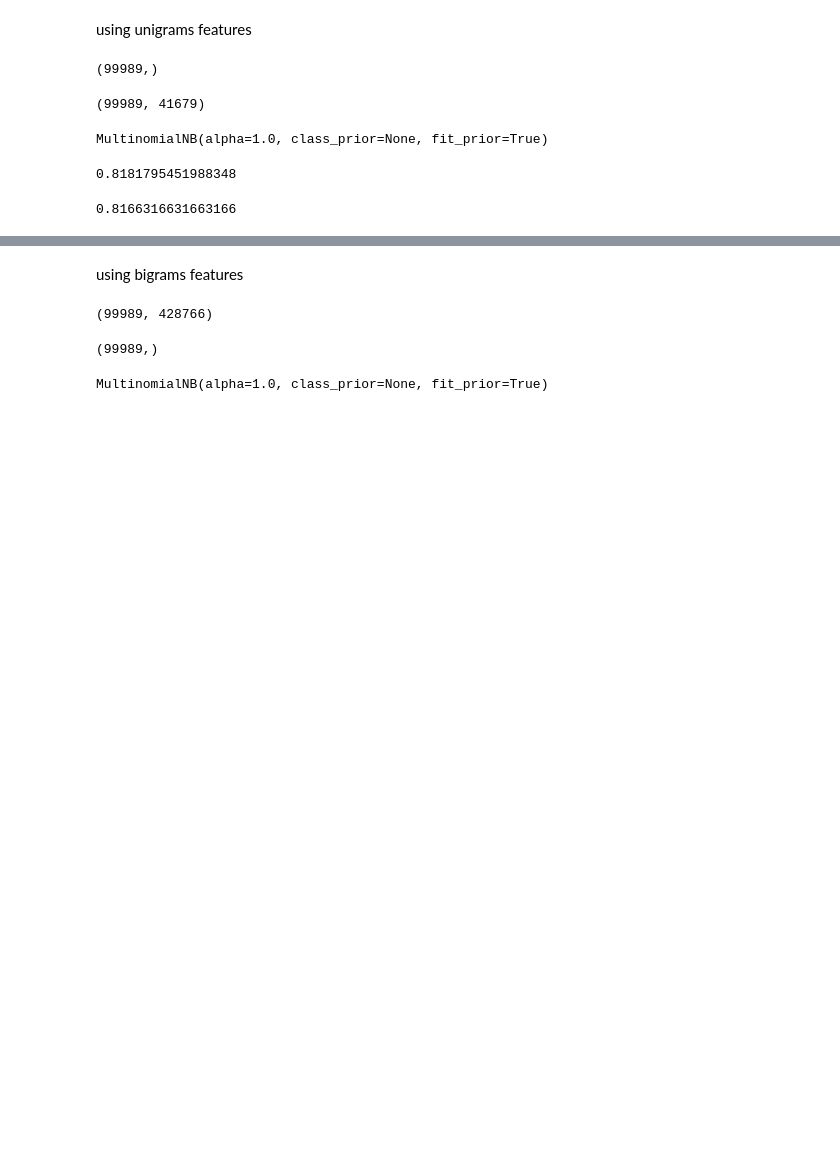
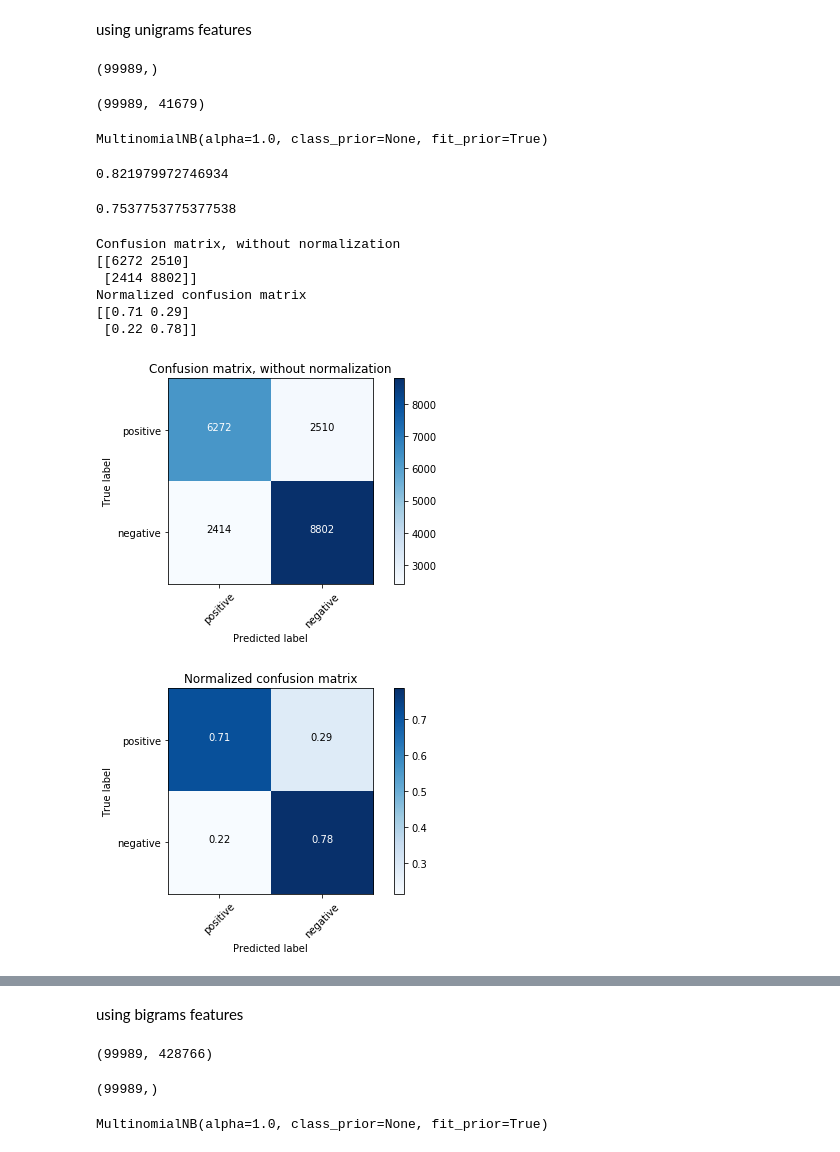
Before and after one commit to adibyte95/Twittter-sentiment-analysis, a Jupyter notebook: program_NBClassifier.ipynb, the cells around one changed output, grey strips where cells are left out. Drawn from its saved outputs; the diff is of its cells as text; code cells hidden in the pictures; blank space fills up the shorter version.

Commit message:
added confusion matrix to NBClassifier

```diff
--- a/program_NBClassifier.ipynb
+++ b/program_NBClassifier.ipynb
@@ -51,17 +91,43 @@ X_train, X_test, y_train ,y_test = train_test_split(X,y,train_size = .8 , test_s
 # fitting the multinomial bayes classifier
 from sklearn.naive_bayes import MultinomialNB
 clf = MultinomialNB()
-clf.fit(X, y)
+clf.fit(X_train, y_train)
 # %% [output]
 MultinomialNB(alpha=1.0, class_prior=None, fit_prior=True)
 # %%
 # training score
 clf.score(X_train,y_train)
 # %% [output]
-0.8181795451988348
+0.821979972746934
 # %%
+y_pred = clf.predict(X_test)
 # testing score
 clf.score(X_test, y_test)
 # %% [output]
-0.8166316631663166
+0.7537753775377538
+# %%
+# Compute confusion matrix
+cnf_matrix = confusion_matrix(y_test, y_pred)
+np.set_printoptions(precision=2)
+
+# Plot non-normalized confusion matrix
+plt.figure()
+plot_confusion_matrix(cnf_matrix, classes=["positive", "negative"],
+                      title='Confusion matrix, without normalization')
+
+# Plot normalized confusion matrix
+plt.figure()
+plot_confusion_matrix(cnf_matrix, classes=["positive", "negative"], normalize=True,
+                      title='Normalized confusion matrix')
+
+plt.show()
+# %% [output]
+Confusion matrix, without normalization
+[[6272 2510]
+ [2414 8802]]
+Normalized confusion matrix
+[[0.71 0.29]
+ [0.22 0.78]]
+[figure, added]
+[figure, added]
 # %%
```
Also changed, not shown: parts of 12 cells of this notebook.
